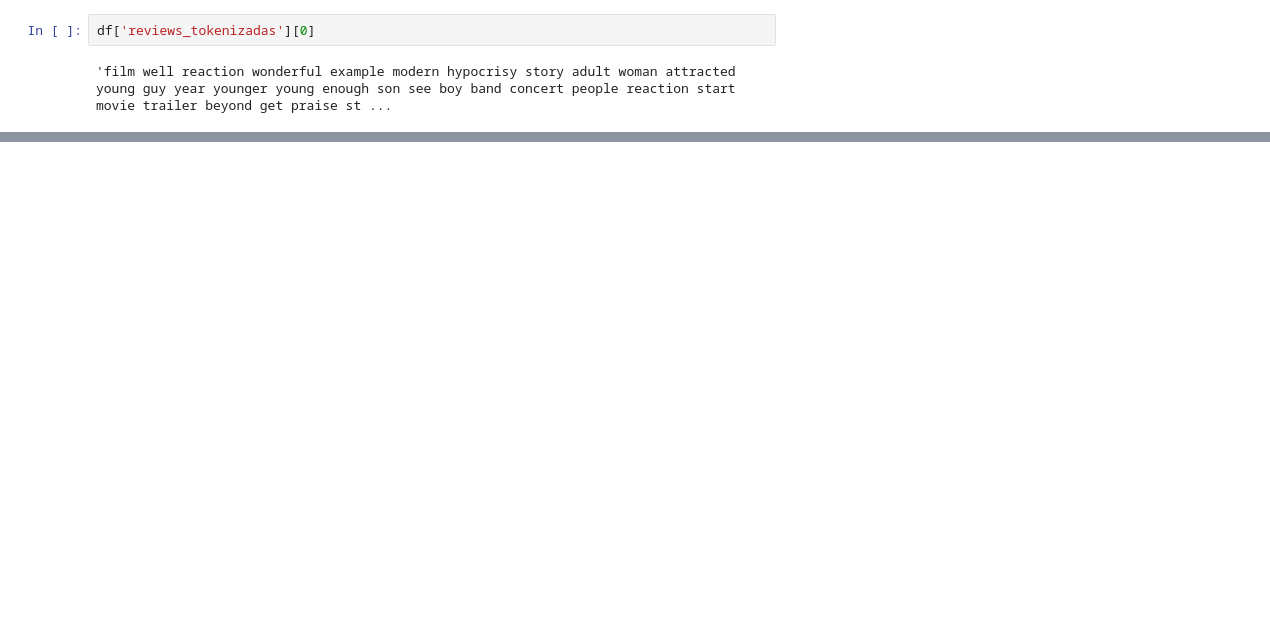
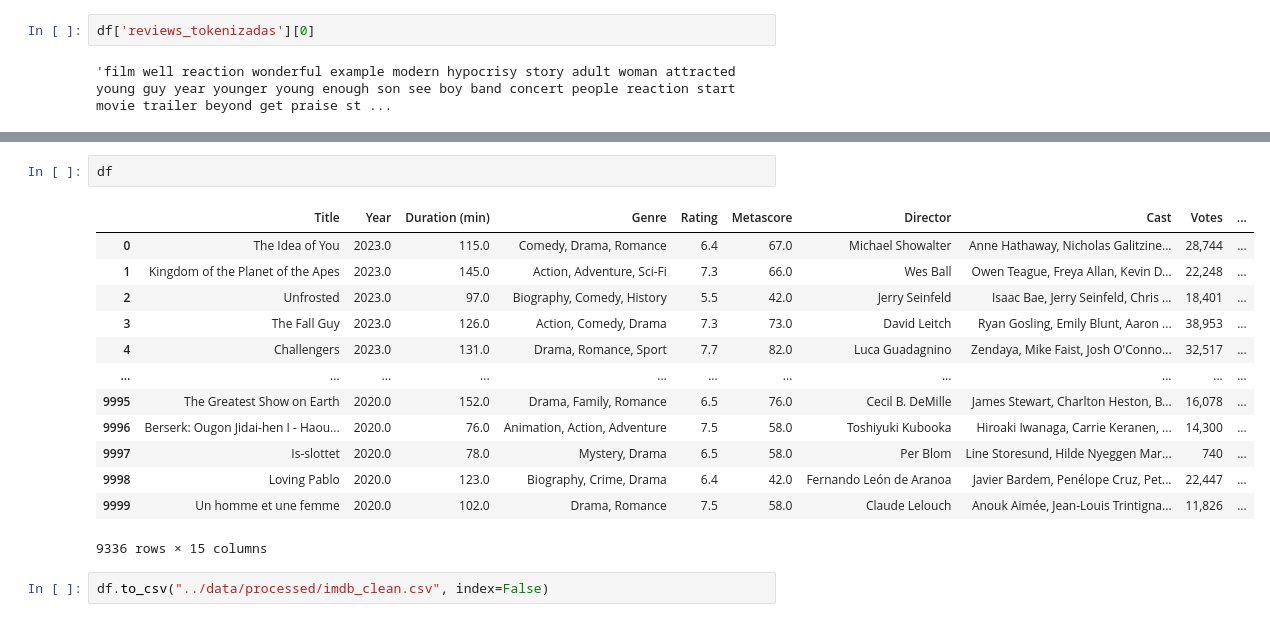
Before and after one commit to jfernandlg/TFG-analisis_dataset, a Jupyter notebook: main/notebooks/01_read.ipynb, the cells around one changed output, grey strips where cells are left out. Drawn from its saved outputs; the diff is of its cells as text; blank space fills up the shorter version.

```diff
--- a/main/notebooks/01_read.ipynb
+++ b/main/notebooks/01_read.ipynb
@@ -251,0 +273,18 @@ df['reviews_tokenizadas'][0]
+# %%
+df
+# %% [output]
+|  | Title | Year | Duration (min) | Genre | Rating | Metascore | Director | Cast | Votes | ... |
+| 0 | The Idea of You | 2023.0 | 115.0 | Comedy, Drama, Romance | 6.4 | 67.0 | Michael Showalter | Anne Hathaway, Nicholas Galitzine... | 28,744 | ... |
+| 1 | Kingdom of the Planet of the Apes | 2023.0 | 145.0 | Action, Adventure, Sci-Fi | 7.3 | 66.0 | Wes Ball | Owen Teague, Freya Allan, Kevin D... | 22,248 | ... |
+| 2 | Unfrosted | 2023.0 | 97.0 | Biography, Comedy, History | 5.5 | 42.0 | Jerry Seinfeld | Isaac Bae, Jerry Seinfeld, Chris ... | 18,401 | ... |
+| 3 | The Fall Guy | 2023.0 | 126.0 | Action, Comedy, Drama | 7.3 | 73.0 | David Leitch | Ryan Gosling, Emily Blunt, Aaron ... | 38,953 | ... |
+| 4 | Challengers | 2023.0 | 131.0 | Drama, Romance, Sport | 7.7 | 82.0 | Luca Guadagnino | Zendaya, Mike Faist, Josh O'Conno... | 32,517 | ... |
+| ... | ... | ... | ... | ... | ... | ... | ... | ... | ... | ... |
+| 9995 | The Greatest Show on Earth | 2020.0 | 152.0 | Drama, Family, Romance | 6.5 | 76.0 | Cecil B. DeMille | James Stewart, Charlton Heston, B... | 16,078 | ... |
+| 9996 | Berserk: Ougon Jidai-hen I - Haou... | 2020.0 | 76.0 | Animation, Action, Adventure | 7.5 | 58.0 | Toshiyuki Kubooka | Hiroaki Iwanaga, Carrie Keranen, ... | 14,300 | ... |
+| 9997 | Is-slottet | 2020.0 | 78.0 | Mystery, Drama | 6.5 | 58.0 | Per Blom | Line Storesund, Hilde Nyeggen Mar... | 740 | ... |
+| 9998 | Loving Pablo | 2020.0 | 123.0 | Biography, Crime, Drama | 6.4 | 42.0 | Fernando León de Aranoa | Javier Bardem, Penélope Cruz, Pet... | 22,447 | ... |
+| 9999 | Un homme et une femme | 2020.0 | 102.0 | Drama, Romance | 7.5 | 58.0 | Claude Lelouch | Anouk Aimée, Jean-Louis Trintigna... | 11,826 | ... |
+9336 rows × 15 columns
+# %%
+df.to_csv("../data/processed/imdb_clean.csv", index=False)
```
Also changed, not shown: parts of 7 cells of this notebook, 5 other files.
